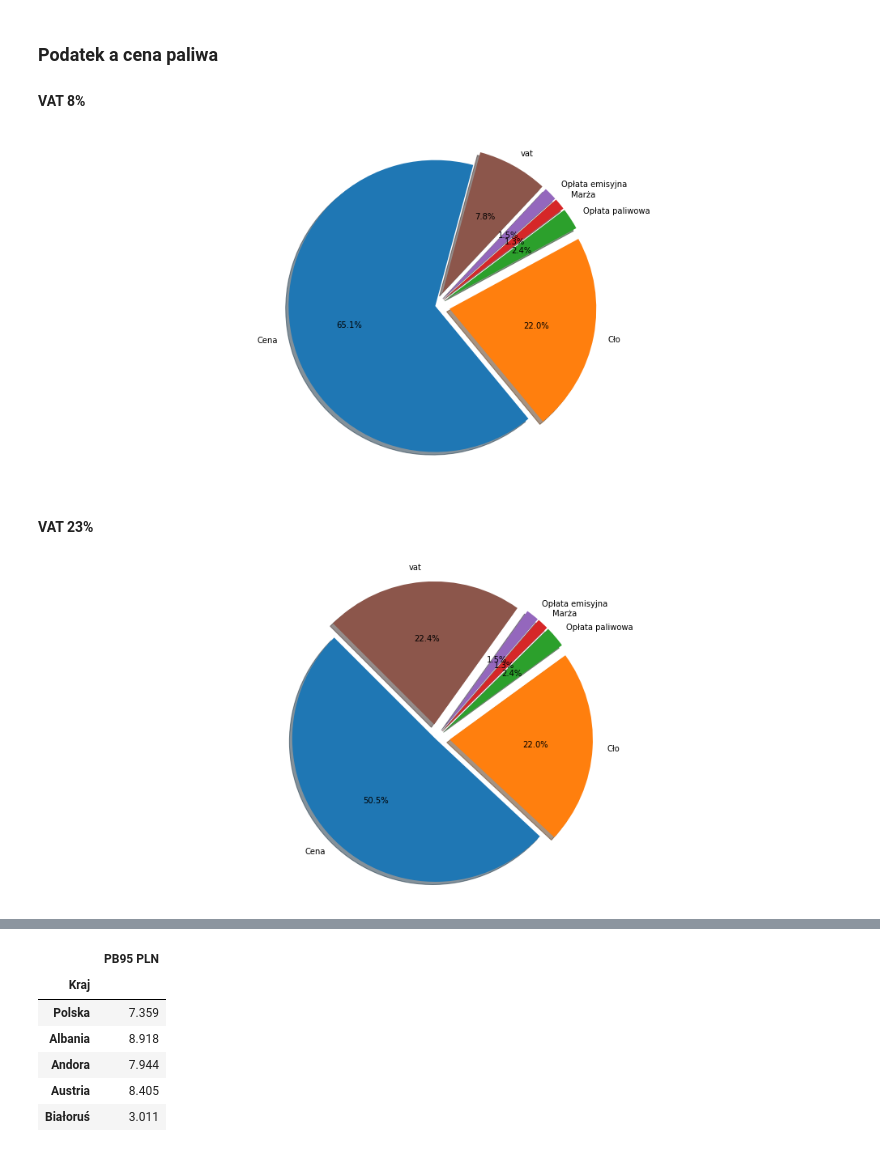
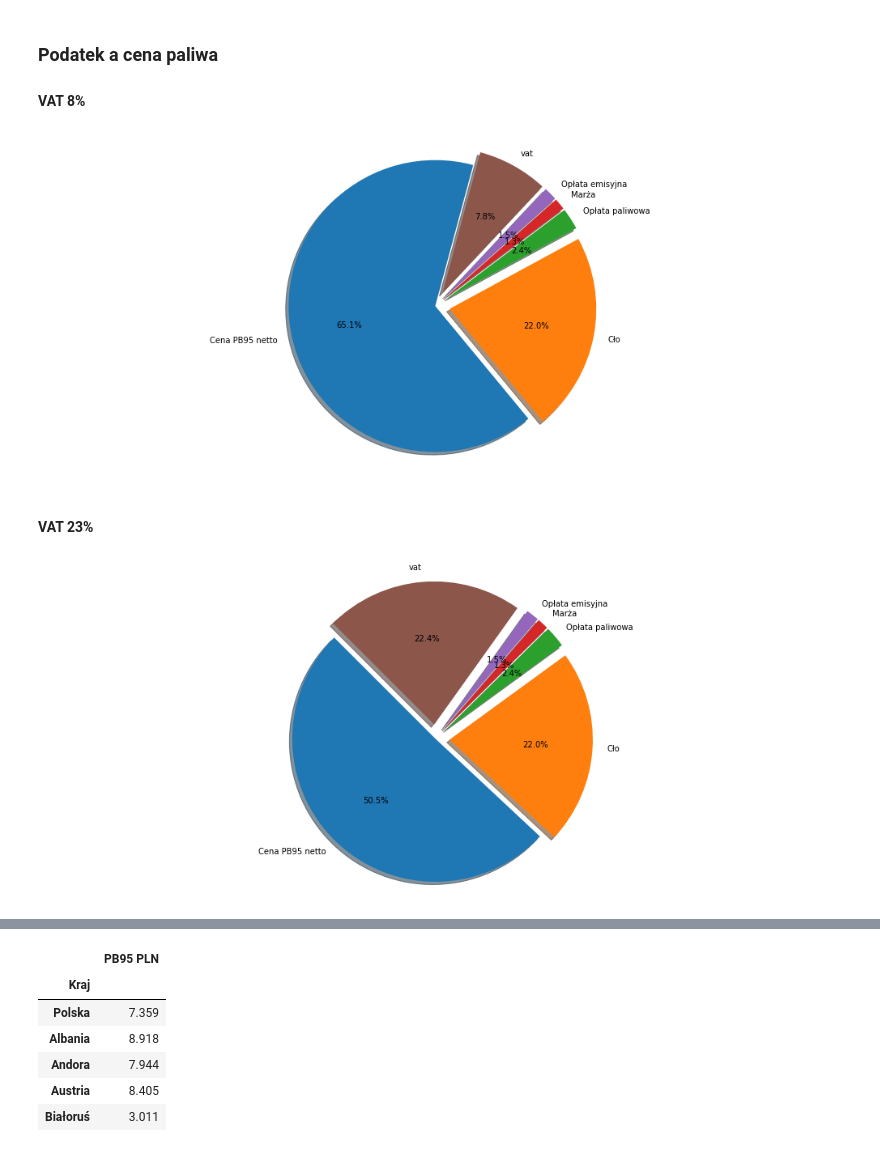
Before and after one commit to xanno/fuel_price_poland, a Jupyter notebook: cena_paliw.ipynb, the cells around one changed output, grey strips where cells are left out. Drawn from its saved outputs; the diff is of its cells as text; code cells hidden in the pictures.

```diff
--- a/cena_paliw.ipynb
+++ b/cena_paliw.ipynb
@@ -69,32 +70,32 @@ petrol_df.price.plot(figsize=(20,10))
 # %%
 tax_df = petrol_df.copy()
 mask = (tax_df.index.year > 2021) & (tax_df.index.month > 2)
 tax_df = tax_df[mask]
-labels = 'Cena', 'Cło', 'Opłata paliwowa', 'Marża', 'Opłata emisyjna', "vat"
+labels = 'Cena PB95 netto', 'Cło', 'Opłata paliwowa', 'Marża', 'Opłata emisyjna', "vat"
 excise = tax_df['excise'].mean()
 fuel_surcharge = tax_df['Fuel surcharge'].mean() / 10
 vat = tax_df['price'].mean() * 0.08
 emission_tax = tax_df['price'].mean() * 0.015
 margin = tax_df['price'].mean() * 0.013
 price_without_tax = tax_df['price'].mean() - excise - fuel_surcharge - vat
 - emission_tax - margin
 sizes = [price_without_tax, excise, fuel_surcharge, margin, emission_tax, vat]
 explode = (0, 0.1, 0.1,0.1,0.1,0.1)
 fig, ax1 = plt.subplots(figsize=(14,6))
 ax1.pie(sizes, explode=explode, labels=labels, autopct='%1.1f%%',
         shadow=True, startangle=75)
 ax1.axis('equal')
 plt.tight_layout()
 plt.show()
 # %% [output]
-[figure, old version]
+[figure, new version]
 # %% [markdown]
 #### VAT 23%
 # %%
 tax_df = petrol_df.copy()
 mask = (tax_df.index.year > 2021) & (tax_df.index.month > 2)
 tax_df = tax_df[mask]
-labels = 'Cena', 'Cło', 'Opłata paliwowa', 'Marża', 'Opłata emisyjna', "vat"
+labels = 'Cena PB95 netto', 'Cło', 'Opłata paliwowa', 'Marża', 'Opłata emisyjna', "vat"
 excise = tax_df['excise'].mean()
 fuel_surcharge = tax_df['Fuel surcharge'].mean() / 10
 vat = tax_df['price'].mean() * 0.23
@@ -111,7 +112,7 @@ ax1.axis('equal')
 plt.tight_layout()
 plt.show()
 # %% [output]
-[figure, old version]
+[figure, new version]
 # %% [markdown]
 ![green-divider](https://user-images.githubusercontent.com/7065401/52071924-c003ad80-2562-11e9-8297-1c6595f8a7ff.png)
 ### Cena PB95 Europa
```
Also changed, not shown: parts of 15 cells of this notebook.
